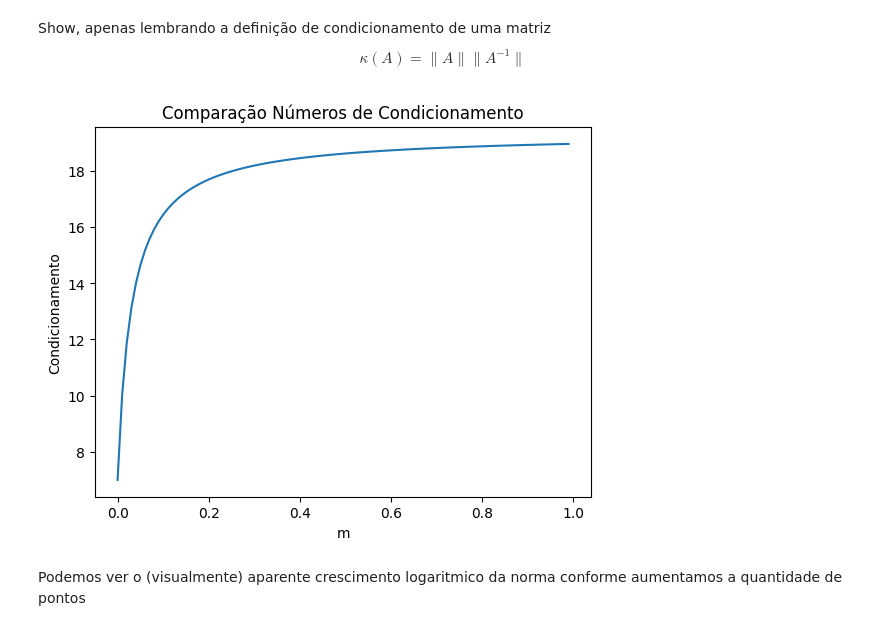
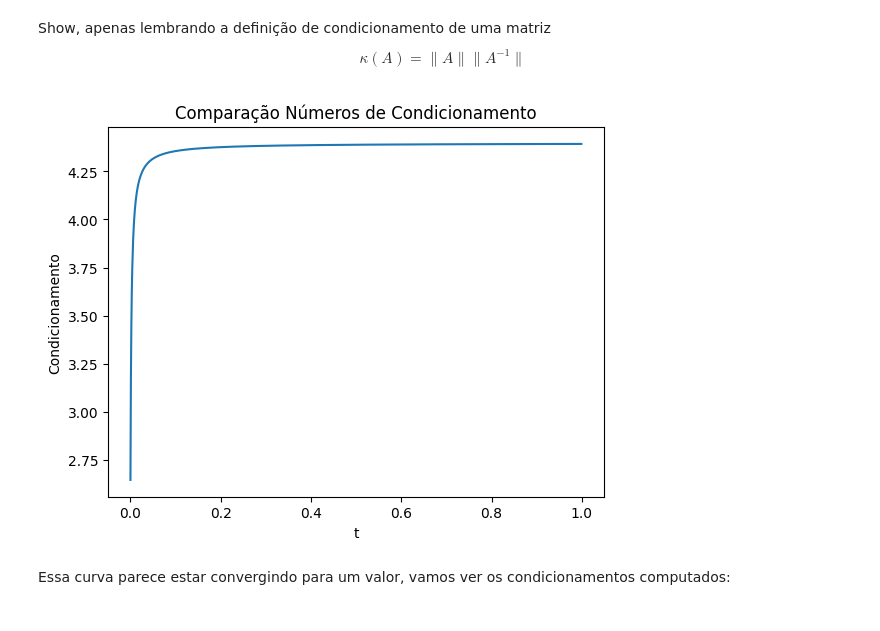
Before and after one commit to jaopredo/linear-algebra, a Jupyter notebook: numerical/algoritmos/projects/project2/min_squareds.ipynb, the cells around one changed output. Cells and saved outputs as stored; diff of their text form; code cells hidden in the pictures.

```diff
--- a/numerical/algoritmos/projects/project2/min_squareds.ipynb
+++ b/numerical/algoritmos/projects/project2/min_squareds.ipynb
@@ -159,33 +159,32 @@ $$
 # %%
 np.random.seed(0)
 # Gerando pontos aleatórios
-m = 100  # Decidindo quantos pontos eu terei
+m = 1000  # Decidindo quantos pontos eu terei
 
 conditions = []
 
 
 for j in range(m):
     if j == 0:
         continue
 
     t = np.array([[1, i/(j)] for i in range(j+1)]).reshape((-1, 2))  # Gerando t
-    b = np.random.random_sample((t.shape[0], 1))  # Gerando b
 
     linear_eq_matrix = t.T @ t
 
     conditions.append(
-        np.linalg.norm(linear_eq_matrix) * np.linalg.norm(np.linalg.solve(linear_eq_matrix, np.eye(2)))
+        np.sqrt( np.linalg.norm(linear_eq_matrix) * np.linalg.norm(np.linalg.solve(linear_eq_matrix, np.eye(2))) )
     )
 
 
 plt.title("Comparação Números de Condicionamento")
-plt.xlabel("m")
+plt.xlabel("t")
 plt.ylabel("Condicionamento")
 
 plt.plot(t[:-1, 1], conditions)
 
 plt.show()
 # %% [output]
-[figure, old version]
+[figure, new version]
-# %% [markdown]
-Podemos ver o (visualmente) aparente crescimento logaritmico da norma conforme aumentamos a quantidade de pontos
+# %% [markdown]
+Essa curva parece estar convergindo para um valor, vamos ver os condicionamentos computados:
```
Also changed, not shown: parts of 2 cells of this notebook.
